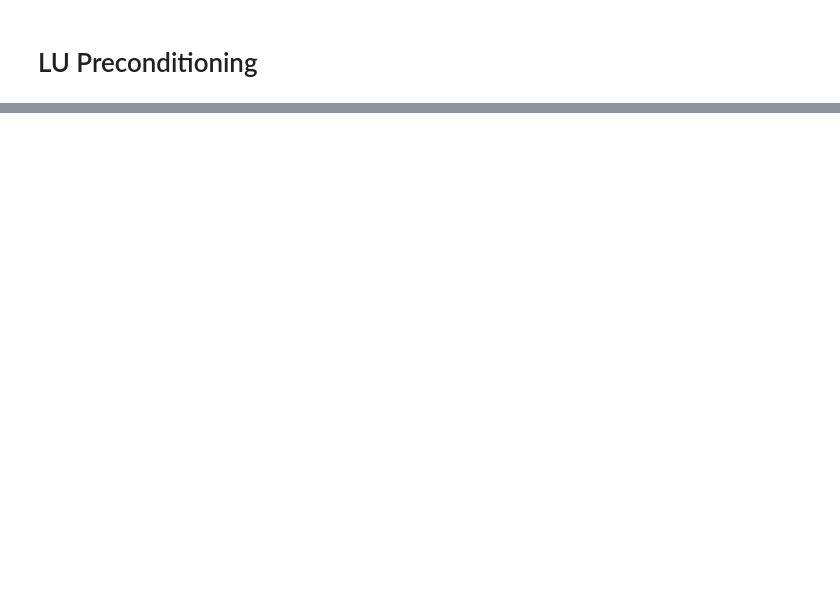
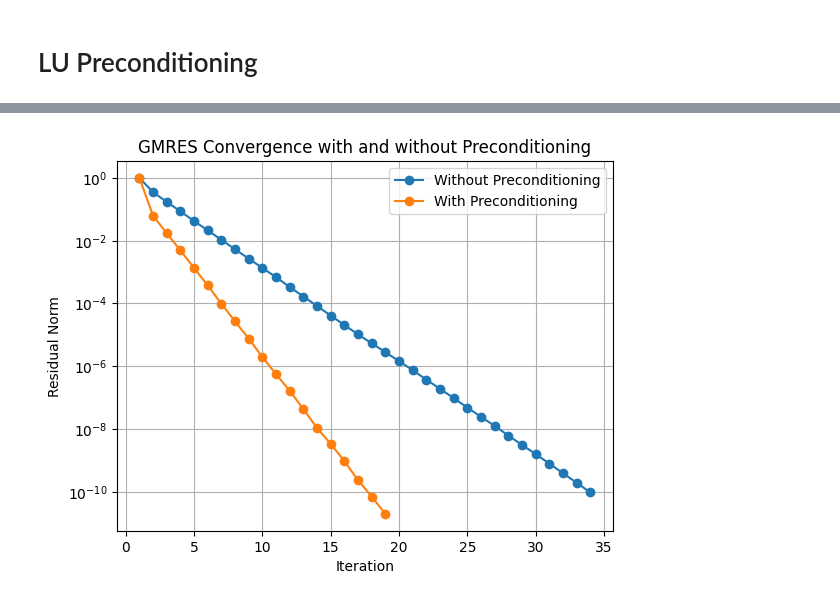
Before and after one commit to eti-calde/NumericalMethods, a Jupyter notebook: Preconditioners.ipynb, the cells around one changed output, grey strips where cells are left out. Cells and saved outputs as stored; diff of their text form; code cells hidden in the pictures; blank space fills up the shorter version.

```diff
--- a/Preconditioners.ipynb
+++ b/Preconditioners.ipynb
@@ -137,0 +156,32 @@ print(A_tilde.toarray())
+# %%
+from scipy.sparse.linalg import gmres
+
+b = np.random.rand(N)
+hist = lambda rvec: resid.append(np.linalg.norm(rvec))
+resid = [1.]
+
+
+x, flag = gmres(A, b, maxiter=50, rtol=1e-10, restart=50, callback=hist)
+resid_plain = resid.copy()
+# %%
+from scipy.sparse.linalg import LinearOperator
+prec = LinearOperator((N, N), matvec=ilu.solve)
+resid = [1.]
+
+x, flag = gmres(A, b, M=prec, maxiter=50, rtol=1e-10, restart=50, callback=hist)
+
+resid_prec = resid
+# %%
+iters_without = np.arange(1, len(resid_plain)+1)
+iters_with = np.arange(1, len(resid_prec)+1)
+
+plt.semilogy(iters_without, resid_plain, 'o-', label='Without Preconditioning')
+plt.semilogy(iters_with, resid_prec, 'o-', label='With Preconditioning')
+plt.xlabel('Iteration')
+plt.ylabel('Residual Norm')
+plt.title('GMRES Convergence with and without Preconditioning')
+plt.legend()
+plt.grid()
+plt.show()
+# %% [output]
+[figure, added]
```
Also changed, not shown: parts of 9 cells of this notebook.
